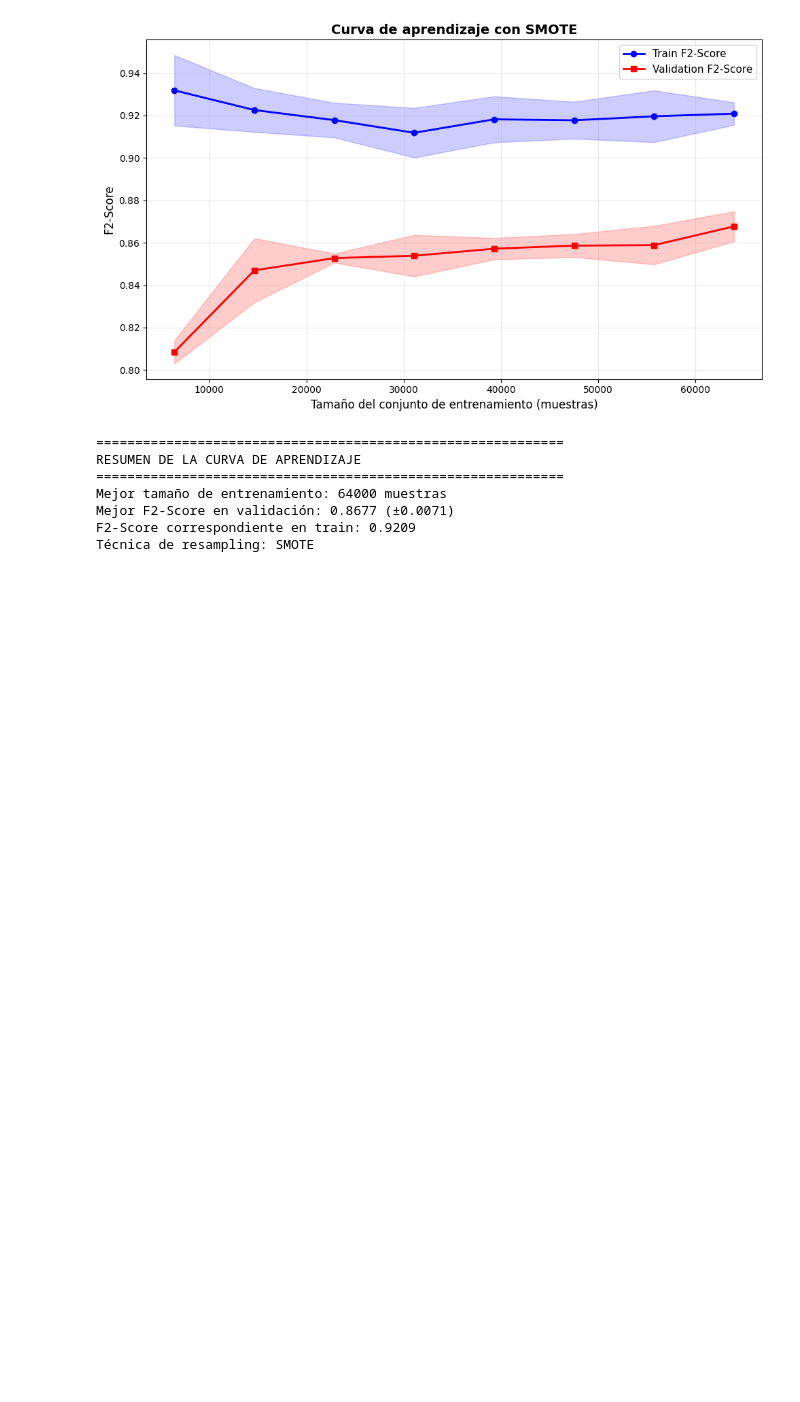
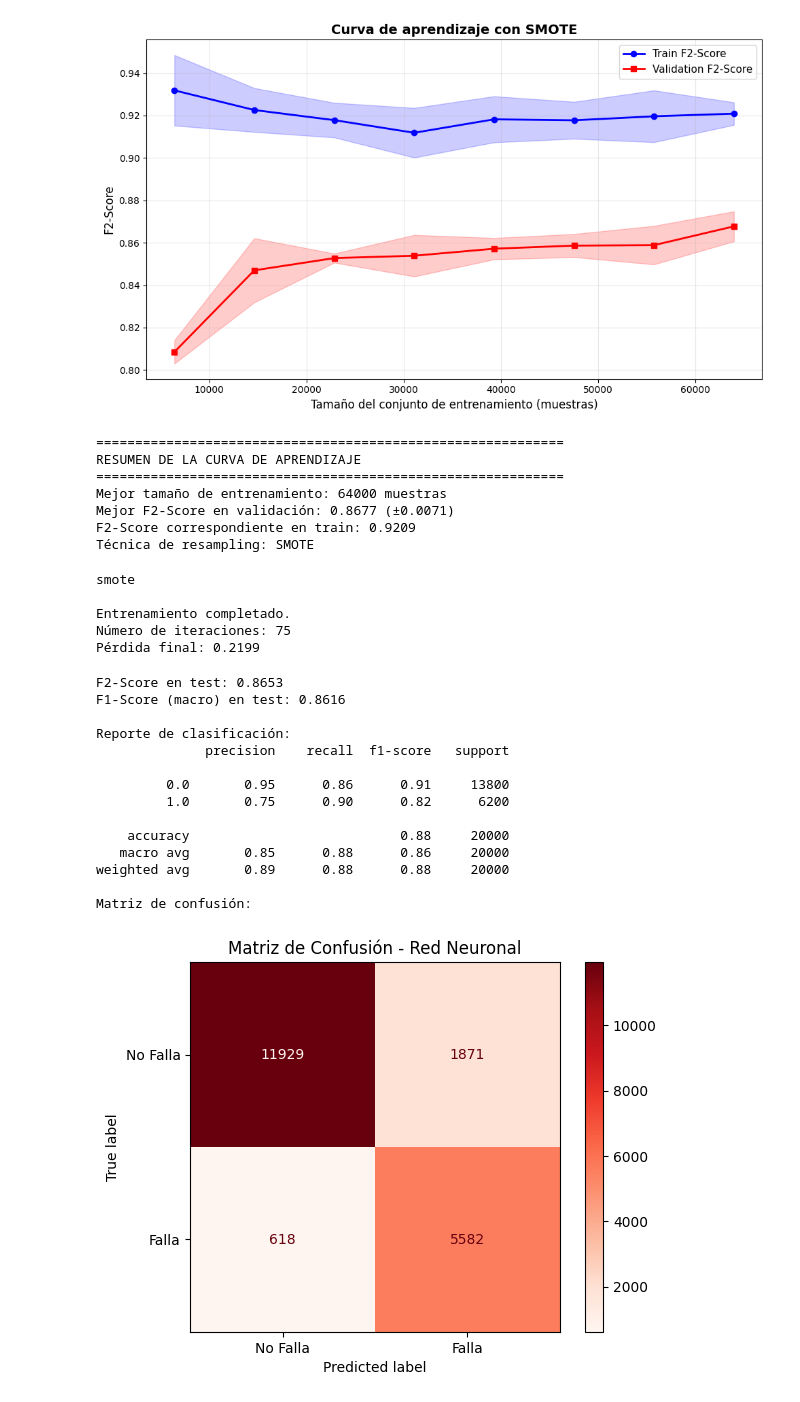
Before and after one commit to HadrianC-hub/Machine-Learning-Project, a Jupyter notebook: src/probl1_NN.ipynb, the cells around one changed output. Saved outputs shown, nothing was run; the diff lists cells and outputs as text; code cells hidden in the pictures; blank space fills up the shorter version.

Commit message:
P1_NN-Evaluacion_test

```diff
--- a/src/probl1_NN.ipynb
+++ b/src/probl1_NN.ipynb
@@ -658,3 +658,69 @@ Mejor tamaño de entrenamiento: 64000 muestras
 Mejor F2-Score en validación: 0.8677 (±0.0071)
 F2-Score correspondiente en train: 0.9209
 Técnica de resampling: SMOTE
+# %%
+if sampling_strategy == 'smote':
+    print("smote")
+    # Calcular k_neighbors seguro para SMOTE
+    n_minority = (y_train == 1).sum()
+    k_neighbors = min(5, n_minority - 1) if n_minority > 1 else 1
+    smote = SMOTE(random_state=42, k_neighbors=k_neighbors)
+    X_train_res, y_train_res = smote.fit_resample(X_train, y_train)
+    final_pipeline.fit(X_train_res, y_train_res)
+elif sampling_strategy == 'under':
+    print("under")
+    rus = RandomUnderSampler(random_state=42)
+    X_train_res, y_train_res = rus.fit_resample(X_train, y_train)
+    final_pipeline.fit(X_train_res, y_train_res)
+else:
+    final_pipeline.fit(X_train, y_train)
+
+# Para redes neuronales, es útil ver el entrenamiento
+print("\nEntrenamiento completado.")
+print(f"Número de iteraciones: {final_pipeline.named_steps['clf'].n_iter_}")
+print(f"Pérdida final: {final_pipeline.named_steps['clf'].loss_:.4f}")
+# %% [output]
+smote
+
+Entrenamiento completado.
+Número de iteraciones: 75
+Pérdida final: 0.2199
+# %%
+test_df = load_split('test', data_dir='dataset/splits')
+X_test, y_test = prepare_features_target(test_df, target_col='Fault')
+# %%
+y_pred = final_pipeline.predict(X_test)
+
+# Para ser consistentes con la optimización, usamos F2-Score
+f2_test = fbeta_score(y_test, y_pred, beta=2)
+print(f"F2-Score en test: {f2_test:.4f}")
+
+# También mostramos F1 macro para comparar con tu compañero
+print(f"F1-Score (macro) en test: {f1_score(y_test, y_pred, average='macro'):.4f}")
+
+print("\nReporte de clasificación:")
+print(classification_report(y_test, y_pred))
+
+print("Matriz de confusión:")
+cm = confusion_matrix(y_test, y_pred)
+disp = ConfusionMatrixDisplay(confusion_matrix=cm,
+                             display_labels=['No Falla', 'Falla'])
+disp.plot(cmap='Reds')
+plt.title('Matriz de Confusión - Red Neuronal')
+plt.show()
+# %% [output]
+F2-Score en test: 0.8653
+F1-Score (macro) en test: 0.8616
+
+Reporte de clasificación:
+              precision    recall  f1-score   support
+
+         0.0       0.95      0.86      0.91     13800
+         1.0       0.75      0.90      0.82      6200
+
+    accuracy                           0.88     20000
+   macro avg       0.85      0.88      0.86     20000
+weighted avg       0.89      0.88      0.88     20000
+
+Matriz de confusión:
+[figure, added]
```
Also changed, not shown: parts of 3 cells of this notebook.
